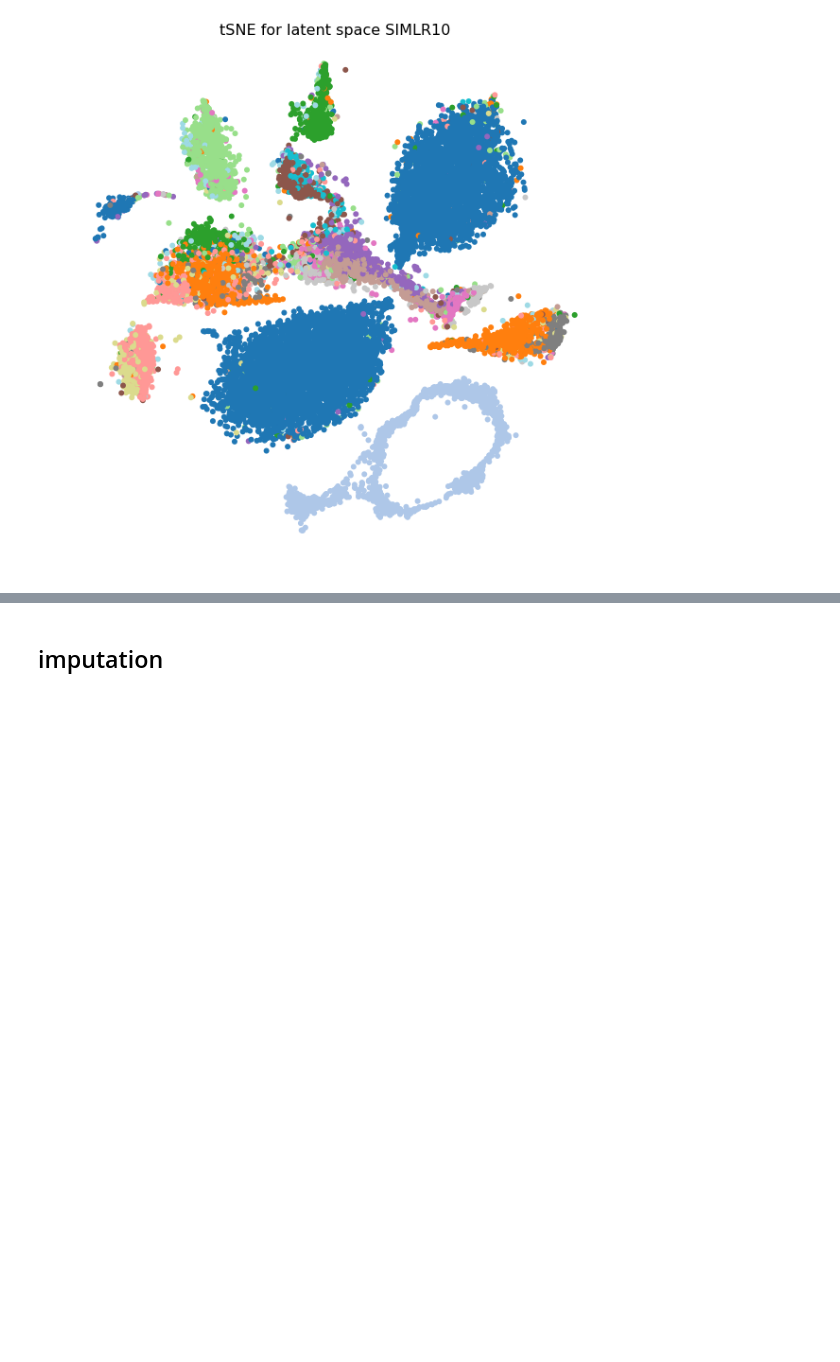
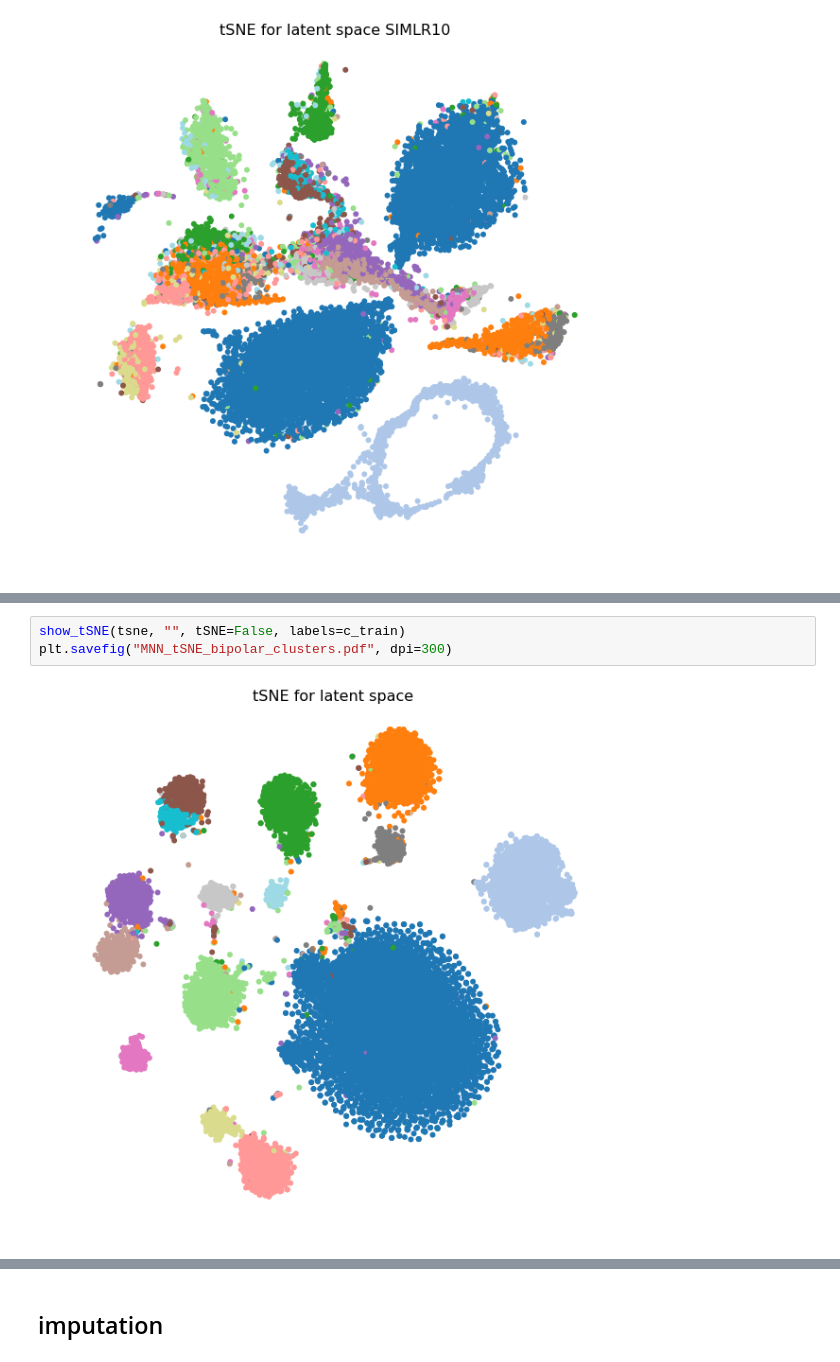
Before and after one commit to romain-lopez/scVI-reproducibility, a Jupyter notebook: RETINA-prepro.ipynb, the cells around one changed output, grey strips where cells are left out. Drawn from its saved outputs; the diff is of its cells as text; blank space fills up the shorter version.

```diff
--- a/RETINA-prepro.ipynb
+++ b/RETINA-prepro.ipynb
@@ -205,0 +243,5 @@ plt.savefig("SIMLR_tSNE_bipolar_clusters.pdf")
+# %%
+show_tSNE(tsne, "", tSNE=False, labels=c_train)
+plt.savefig("MNN_tSNE_bipolar_clusters.pdf", dpi=300)
+# %% [output]
+[figure, added]
```
Also changed, not shown: parts of 18 cells of this notebook, 2 other files.
